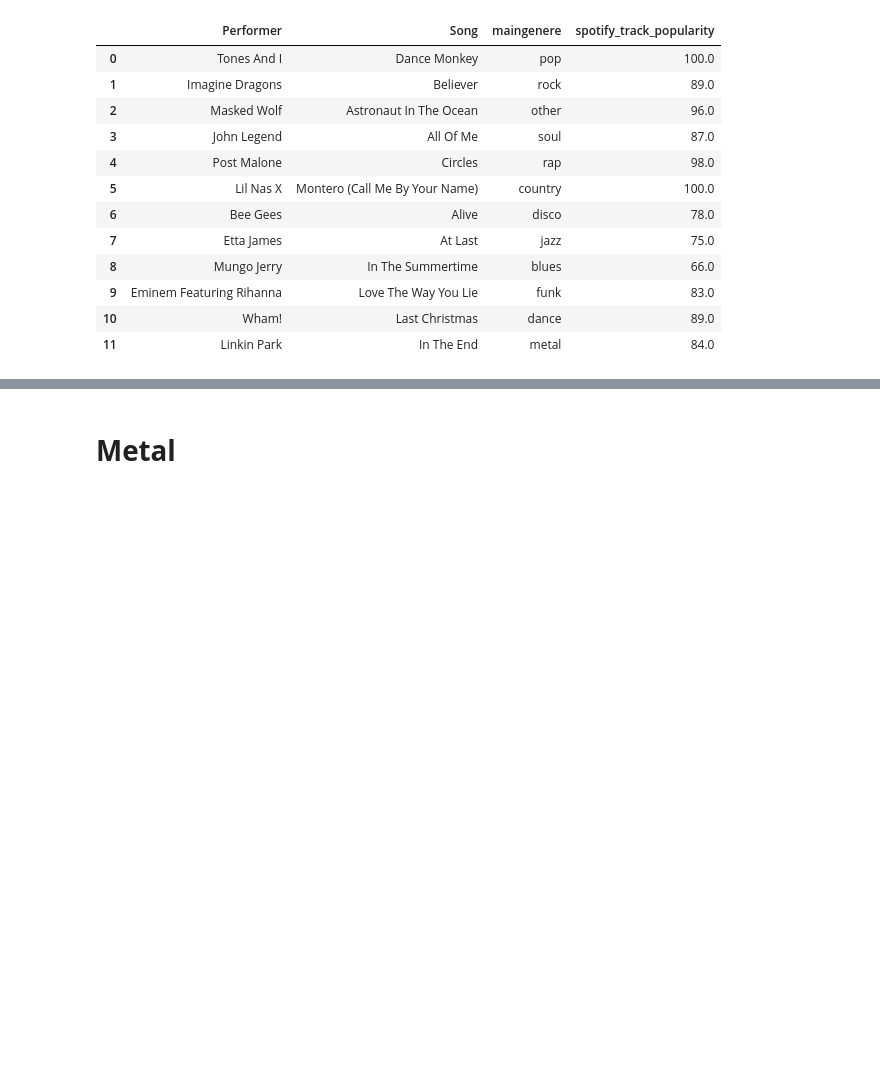
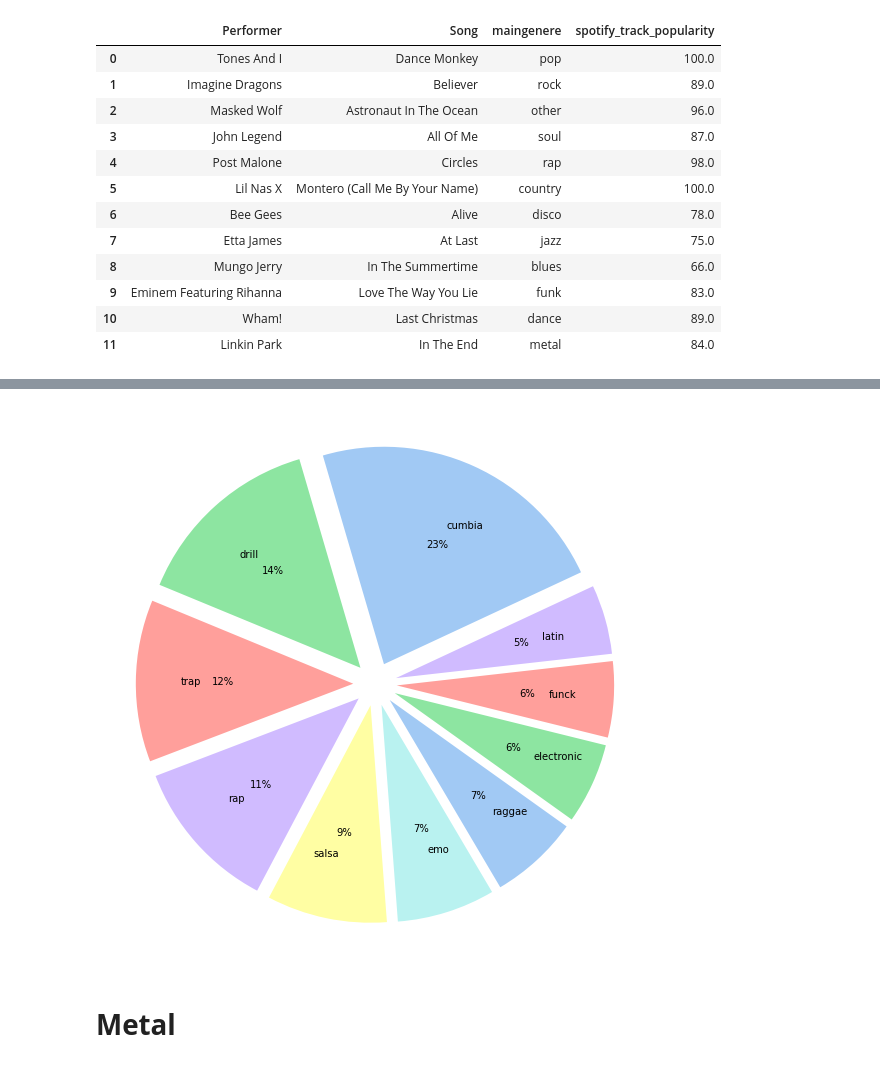
Before and after one commit to alelovo/Project_programming, a Jupyter notebook: project.ipynb, the cells around one changed output, grey strips where cells are left out. Drawn from its saved outputs; the diff is of its cells as text; code cells hidden in the pictures; blank space fills up the shorter version.

```diff
--- a/project.ipynb
+++ b/project.ipynb
@@ -467,0 +519,6 @@ top_performer_song_per_populatiry_genere_df.T
+# %%
+speechiness_genre_df=pd.DataFrame(columns=['maingenere','speechiness'])
+speechiness_genre_df['maingenere']=billboard_df.maingenere
+speechiness_genre_df['speechiness']=billboard_df.speechiness
+
+speechiness_genre_df.head(5)
@@ -467,0 +532,3 @@ top_performer_song_per_populatiry_genere_df.T
+# %%
+most_10_speechiness_genere=speechiness_genre_df.groupby('maingenere').mean(numeric_only=True).sort_values(by='speechiness',ascending=False)[0:10]
+most_10_speechiness_genere
@@ -467,0 +554,3 @@ top_performer_song_per_populatiry_genere_df.T
+# %%
+ser=most_10_speechiness_genere['speechiness'].squeeze()
+ser
@@ -468,3 +570,12 @@ top_performer_song_per_populatiry_genere_df.T
+# %%
+plt.figure(figsize=(10,10))
+color=sb.color_palette('pastel6')
+explode=[0.1,0.1,0.1,0.1,0.1,0.1,0.1,0.1,0.1,0.1]
+label=['cumbia','drill','trap','rap','salsa','emo','raggae','electronic','funck','latin']
+plt.pie(ser,colors=color,labels=label,explode=explode,startangle=25,labeldistance=0.7,autopct='%1.0f%%')
+plt.show()
+# %% [output]
+[figure, added]
 # %% [markdown]
 # **Metal**
 # %%
```
Also changed, not shown: parts of 13 cells of this notebook.
